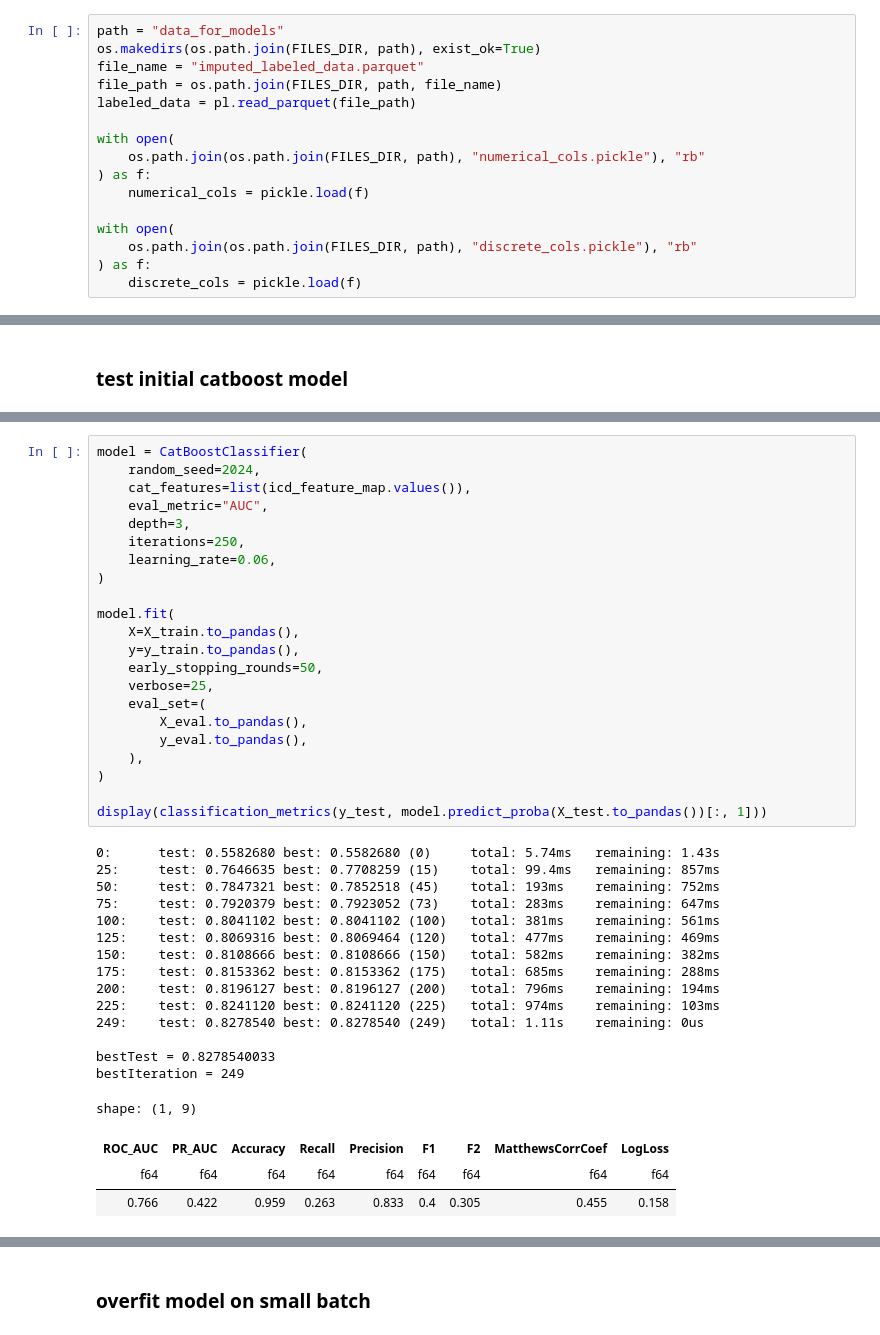
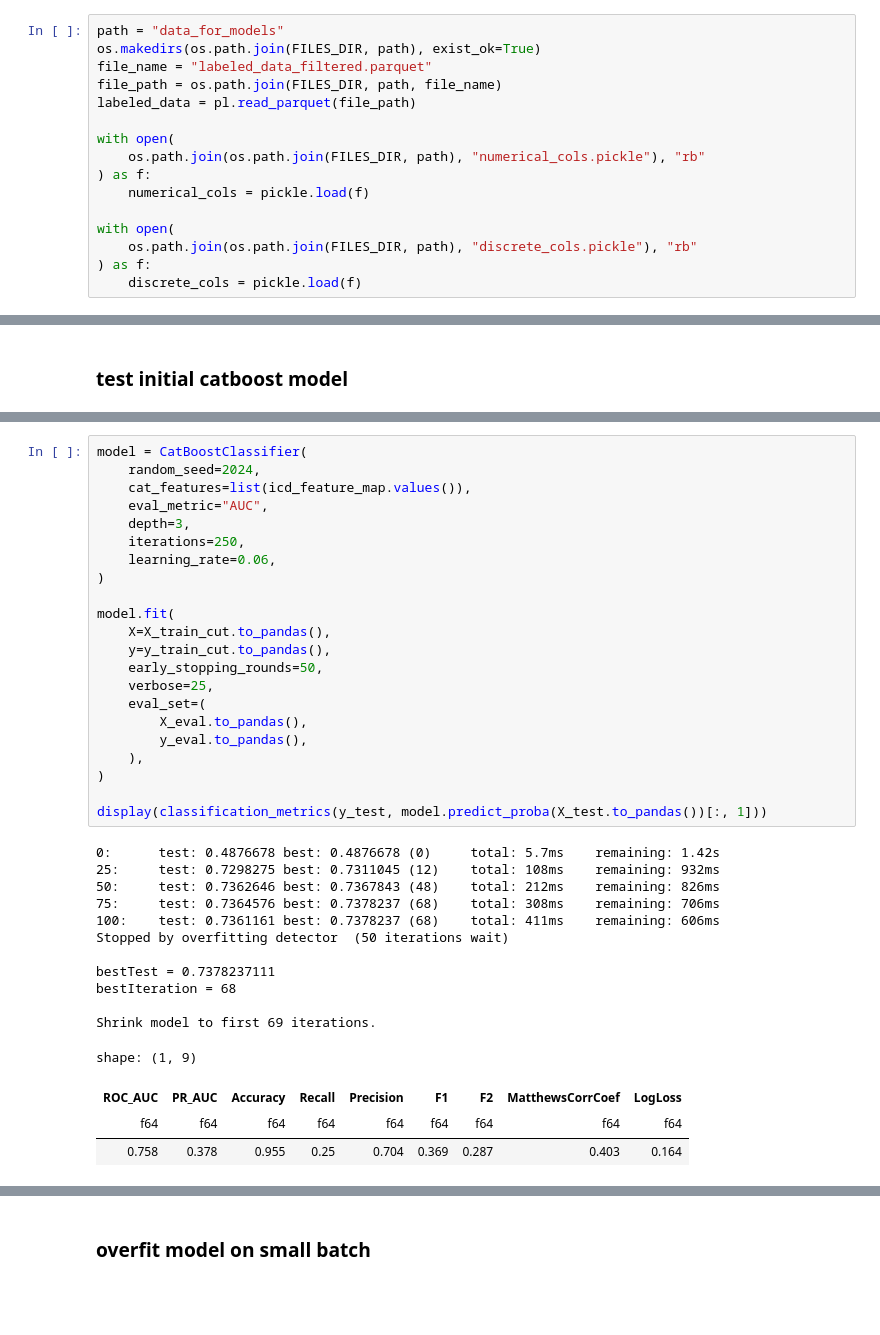
Before and after one commit to KonstantinBurkin/parse-records, a Jupyter notebook: notebooks/8.2_make_models.ipynb, the cells around one changed output, grey strips where cells are left out. Cells and saved outputs as stored; diff of their text form; blank space fills up the shorter version.

```diff
--- a/notebooks/8.2_make_models.ipynb
+++ b/notebooks/8.2_make_models.ipynb
@@ -108,7 +112,7 @@ numerical_feature_map = {
 # %%
 path = "data_for_models"
 os.makedirs(os.path.join(FILES_DIR, path), exist_ok=True)
-file_name = "imputed_labeled_data.parquet"
+file_name = "labeled_data_filtered.parquet"
 file_path = os.path.join(FILES_DIR, path, file_name)
 labeled_data = pl.read_parquet(file_path)
 
@@ -298,41 +527,38 @@ shape: (1, 9)
 # %%
 model = CatBoostClassifier(
     random_seed=2024,
     cat_features=list(icd_feature_map.values()),
     eval_metric="AUC",
     depth=3,
     iterations=250,
     learning_rate=0.06,
 )
 
 model.fit(
-    X=X_train.to_pandas(),
-    y=y_train.to_pandas(),
+    X=X_train_cut.to_pandas(),
+    y=y_train_cut.to_pandas(),
     early_stopping_rounds=50,
     verbose=25,
     eval_set=(
         X_eval.to_pandas(),
         y_eval.to_pandas(),
     ),
 )
 
 display(classification_metrics(y_test, model.predict_proba(X_test.to_pandas())[:, 1]))
 # %% [output]
-0:      test: 0.5582680 best: 0.5582680 (0)     total: 5.74ms   remaining: 1.43s
-25:     test: 0.7646635 best: 0.7708259 (15)    total: 99.4ms   remaining: 857ms
-50:     test: 0.7847321 best: 0.7852518 (45)    total: 193ms    remaining: 752ms
-75:     test: 0.7920379 best: 0.7923052 (73)    total: 283ms    remaining: 647ms
-100:    test: 0.8041102 best: 0.8041102 (100)   total: 381ms    remaining: 561ms
-125:    test: 0.8069316 best: 0.8069464 (120)   total: 477ms    remaining: 469ms
-150:    test: 0.8108666 best: 0.8108666 (150)   total: 582ms    remaining: 382ms
-175:    test: 0.8153362 best: 0.8153362 (175)   total: 685ms    remaining: 288ms
-200:    test: 0.8196127 best: 0.8196127 (200)   total: 796ms    remaining: 194ms
-225:    test: 0.8241120 best: 0.8241120 (225)   total: 974ms    remaining: 103ms
-249:    test: 0.8278540 best: 0.8278540 (249)   total: 1.11s    remaining: 0us
+0:      test: 0.4876678 best: 0.4876678 (0)     total: 5.7ms    remaining: 1.42s
+25:     test: 0.7298275 best: 0.7311045 (12)    total: 108ms    remaining: 932ms
+50:     test: 0.7362646 best: 0.7367843 (48)    total: 212ms    remaining: 826ms
+75:     test: 0.7364576 best: 0.7378237 (68)    total: 308ms    remaining: 706ms
+100:    test: 0.7361161 best: 0.7378237 (68)    total: 411ms    remaining: 606ms
+Stopped by overfitting detector  (50 iterations wait)
 
-bestTest = 0.8278540033
-bestIteration = 249
+bestTest = 0.7378237111
+bestIteration = 68
+
+Shrink model to first 69 iterations.
 shape: (1, 9)
 | ROC_AUC | PR_AUC | Accuracy | Recall | Precision | F1 | F2 | MatthewsCorrCoef | LogLoss |
 | f64 | f64 | f64 | f64 | f64 | f64 | f64 | f64 | f64 |
-| 0.766 | 0.422 | 0.959 | 0.263 | 0.833 | 0.4 | 0.305 | 0.455 | 0.158 |
+| 0.758 | 0.378 | 0.955 | 0.25 | 0.704 | 0.369 | 0.287 | 0.403 | 0.164 |
```
Also changed, not shown: parts of 20 cells of this notebook.
